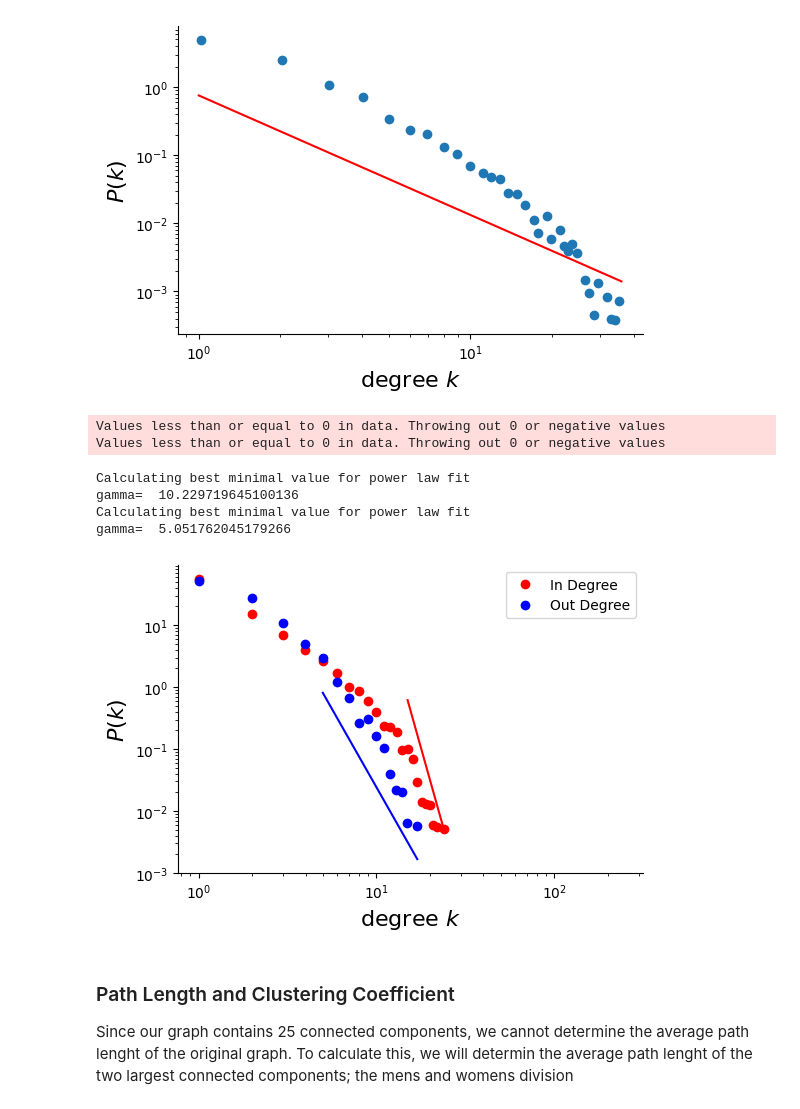
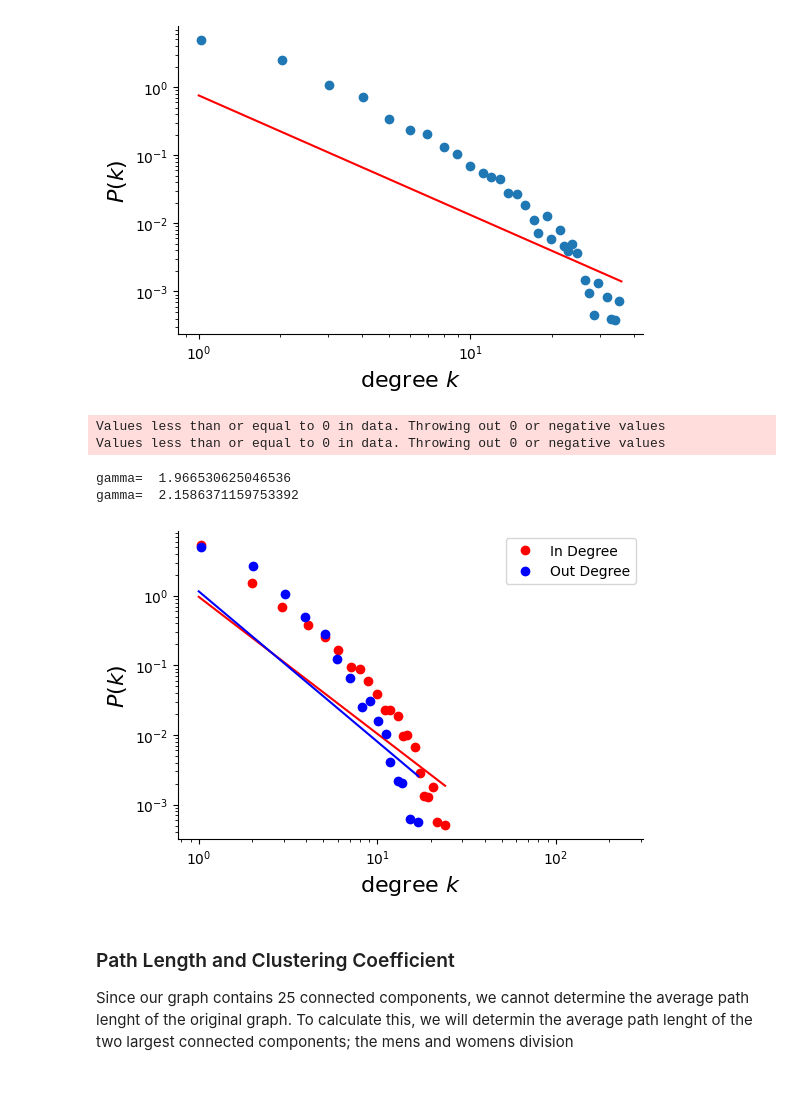
Before and after one commit to ammanyusuf/ufc-netowrk-analysis, a Jupyter notebook: analysis.ipynb, the cells around one changed output. Saved outputs shown, nothing was run; the diff lists cells and outputs as text; code cells hidden in the pictures.

```diff
--- a/analysis.ipynb
+++ b/analysis.ipynb
@@ -71,15 +84,13 @@ gamma=  1.7544887391651014
 [figure]
 # %%
 # plot the in-degree and out-degree distributions
-gf.plot_in_and_out_degree_dist(directed, 1000, True)
+gf.plot_in_and_out_degree_dist(directed, 100, True)
 # %% [output]
 Values less than or equal to 0 in data. Throwing out 0 or negative values
 Values less than or equal to 0 in data. Throwing out 0 or negative values
-Calculating best minimal value for power law fit
-gamma=  10.229719645100136
-Calculating best minimal value for power law fit
-gamma=  5.051762045179266
+gamma=  1.966530625046536
+gamma=  2.1586371159753392
-[figure, old version]
+[figure, new version]
 # %% [markdown]
 ### Path Length and Clustering Coefficient
 Since our graph contains 25 connected components, we cannot determine the average path lenght of the original graph. To calculate this, we will determin the average path lenght of the two largest connected components; the mens and womens division
```
Also changed, not shown: parts of 6 cells of this notebook.
